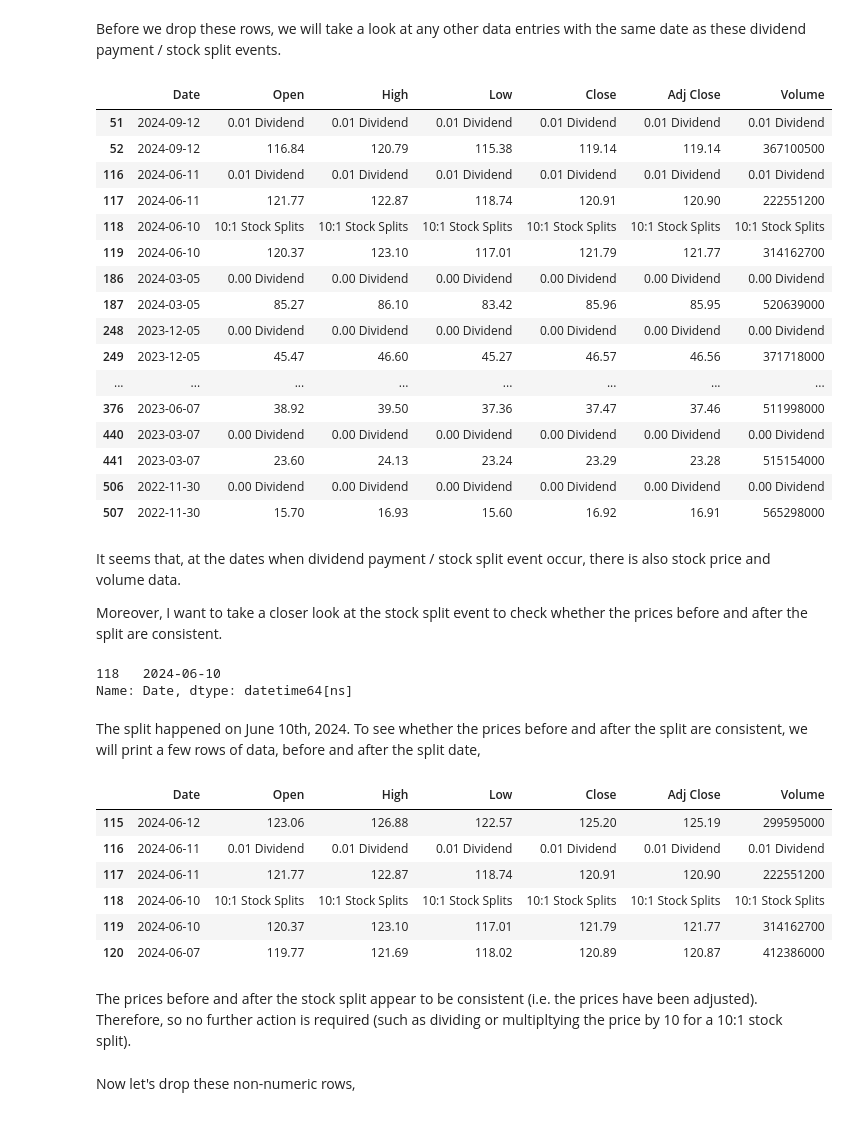
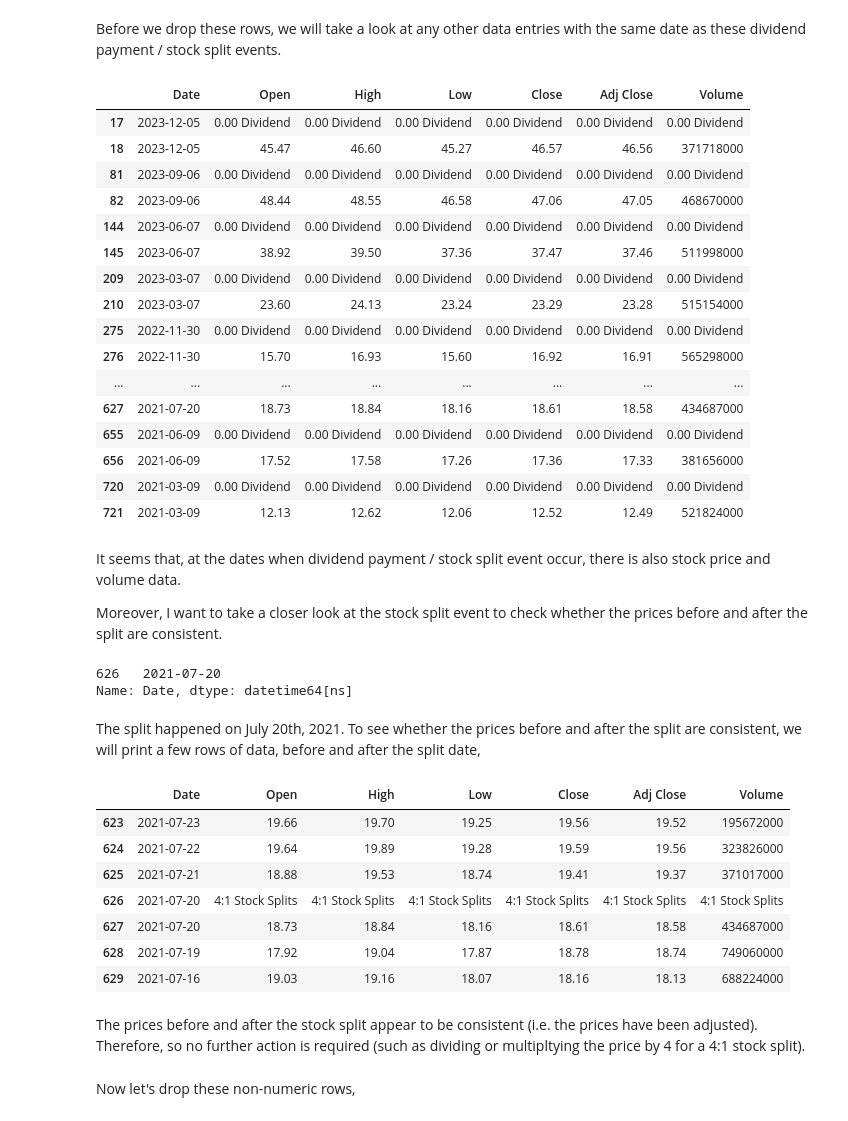
Before and after one commit to GeorgiusBE/Mining_Game, a Jupyter notebook: Part_2_Data_Analytics.ipynb, the cells around one changed output. Drawn from its saved outputs; the diff is of its cells as text; code cells hidden in the pictures.

Commit message:
Change dataset - Changed dataset into using NVDA stock data from 1 Jan 2021 to 31 Dec 2023.

```diff
--- a/Part_2_Data_Analytics.ipynb
+++ b/Part_2_Data_Analytics.ipynb
@@ -18,3 +18,7 @@ r = requests.get(url, headers={'User-Agent':'Mozilla/5.0'})
+# %%
+# scrape stock data
+url = 'https://finance.yahoo.com/quote/NVDA/history/?period1=1609459200&period2=1703980800'
+r = requests.get(url, headers={'User-Agent':'Mozilla/5.0'})
 # %%
 # covert html table into dataframe
 read_html_pandas_data = pd.read_html(r.text)[0]
@@ -156,22 +164,22 @@ filetered_df = df.where(df['Date'].isin(date_non_numeric)).dropna()
 display(filetered_df)
 # %% [output]
 |  | Date | Open | High | Low | Close | Adj Close | Volume |
-| 51 | 2024-09-12 | 0.01 Dividend | 0.01 Dividend | 0.01 Dividend | 0.01 Dividend | 0.01 Dividend | 0.01 Dividend |
-| 52 | 2024-09-12 | 116.84 | 120.79 | 115.38 | 119.14 | 119.14 | 367100500 |
-| 116 | 2024-06-11 | 0.01 Dividend | 0.01 Dividend | 0.01 Dividend | 0.01 Dividend | 0.01 Dividend | 0.01 Dividend |
-| 117 | 2024-06-11 | 121.77 | 122.87 | 118.74 | 120.91 | 120.90 | 222551200 |
-| 118 | 2024-06-10 | 10:1 Stock Splits | 10:1 Stock Splits | 10:1 Stock Splits | 10:1 Stock Splits | 10:1 Stock Splits | 10:1 Stock Splits |
-| 119 | 2024-06-10 | 120.37 | 123.10 | 117.01 | 121.79 | 121.77 | 314162700 |
-| 186 | 2024-03-05 | 0.00 Dividend | 0.00 Dividend | 0.00 Dividend | 0.00 Dividend | 0.00 Dividend | 0.00 Dividend |
-| 187 | 2024-03-05 | 85.27 | 86.10 | 83.42 | 85.96 | 85.95 | 520639000 |
-| 248 | 2023-12-05 | 0.00 Dividend | 0.00 Dividend | 0.00 Dividend | 0.00 Dividend | 0.00 Dividend | 0.00 Dividend |
-| 249 | 2023-12-05 | 45.47 | 46.60 | 45.27 | 46.57 | 46.56 | 371718000 |
+| 17 | 2023-12-05 | 0.00 Dividend | 0.00 Dividend | 0.00 Dividend | 0.00 Dividend | 0.00 Dividend | 0.00 Dividend |
+| 18 | 2023-12-05 | 45.47 | 46.60 | 45.27 | 46.57 | 46.56 | 371718000 |
+| 81 | 2023-09-06 | 0.00 Dividend | 0.00 Dividend | 0.00 Dividend | 0.00 Dividend | 0.00 Dividend | 0.00 Dividend |
+| 82 | 2023-09-06 | 48.44 | 48.55 | 46.58 | 47.06 | 47.05 | 468670000 |
+| 144 | 2023-06-07 | 0.00 Dividend | 0.00 Dividend | 0.00 Dividend | 0.00 Dividend | 0.00 Dividend | 0.00 Dividend |
+| 145 | 2023-06-07 | 38.92 | 39.50 | 37.36 | 37.47 | 37.46 | 511998000 |
+| 209 | 2023-03-07 | 0.00 Dividend | 0.00 Dividend | 0.00 Dividend | 0.00 Dividend | 0.00 Dividend | 0.00 Dividend |
+| 210 | 2023-03-07 | 23.60 | 24.13 | 23.24 | 23.29 | 23.28 | 515154000 |
+| 275 | 2022-11-30 | 0.00 Dividend | 0.00 Dividend | 0.00 Dividend | 0.00 Dividend | 0.00 Dividend | 0.00 Dividend |
+| 276 | 2022-11-30 | 15.70 | 16.93 | 15.60 | 16.92 | 16.91 | 565298000 |
 | ... | ... | ... | ... | ... | ... | ... | ... |
-| 376 | 2023-06-07 | 38.92 | 39.50 | 37.36 | 37.47 | 37.46 | 511998000 |
-| 440 | 2023-03-07 | 0.00 Dividend | 0.00 Dividend | 0.00 Dividend | 0.00 Dividend | 0.00 Dividend | 0.00 Dividend |
-| 441 | 2023-03-07 | 23.60 | 24.13 | 23.24 | 23.29 | 23.28 | 515154000 |
-| 506 | 2022-11-30 | 0.00 Dividend | 0.00 Dividend | 0.00 Dividend | 0.00 Dividend | 0.00 Dividend | 0.00 Dividend |
-| 507 | 2022-11-30 | 15.70 | 16.93 | 15.60 | 16.92 | 16.91 | 565298000 |
+| 627 | 2021-07-20 | 18.73 | 18.84 | 18.16 | 18.61 | 18.58 | 434687000 |
+| 655 | 2021-06-09 | 0.00 Dividend | 0.00 Dividend | 0.00 Dividend | 0.00 Dividend | 0.00 Dividend | 0.00 Dividend |
+| 656 | 2021-06-09 | 17.52 | 17.58 | 17.26 | 17.36 | 17.33 | 381656000 |
+| 720 | 2021-03-09 | 0.00 Dividend | 0.00 Dividend | 0.00 Dividend | 0.00 Dividend | 0.00 Dividend | 0.00 Dividend |
+| 721 | 2021-03-09 | 12.13 | 12.62 | 12.06 | 12.52 | 12.49 | 521824000 |
 # %% [markdown]
 It seems that, at the dates when dividend payment / stock split event occur, there is also stock price and volume data.
 
@@ -182,26 +190,27 @@ bool_split = df['Open'].str.contains('Stock Splits')
 date_split = df[bool_split]['Date']
 date_split
 # %% [output]
-118   2024-06-10
+626   2021-07-20
 Name: Date, dtype: datetime64[ns]
 # %% [markdown]
-The split happened on June 10th, 2024. To see whether the prices before and after the split are consistent, we will print a few rows of data, before and after the split date,
+The split happened on July 20th, 2021. To see whether the prices before and after the split are consistent, we will print a few rows of data, before and after the split date,
 # %%
 # index of the stock split date
 idx_split = date_split.index[0]
 
 # print a few rows before and after the split
-df.iloc[idx_split-3 : idx_split+3, :]
+df.iloc[idx_split-3 : idx_split+4, :]
 # %% [output]
 |  | Date | Open | High | Low | Close | Adj Close | Volume |
-| 115 | 2024-06-12 | 123.06 | 126.88 | 122.57 | 125.20 | 125.19 | 299595000 |
-| 116 | 2024-06-11 | 0.01 Dividend | 0.01 Dividend | 0.01 Dividend | 0.01 Dividend | 0.01 Dividend | 0.01 Dividend |
-| 117 | 2024-06-11 | 121.77 | 122.87 | 118.74 | 120.91 | 120.90 | 222551200 |
-| 118 | 2024-06-10 | 10:1 Stock Splits | 10:1 Stock Splits | 10:1 Stock Splits | 10:1 Stock Splits | 10:1 Stock Splits | 10:1 Stock Splits |
-| 119 | 2024-06-10 | 120.37 | 123.10 | 117.01 | 121.79 | 121.77 | 314162700 |
-| 120 | 2024-06-07 | 119.77 | 121.69 | 118.02 | 120.89 | 120.87 | 412386000 |
+| 623 | 2021-07-23 | 19.66 | 19.70 | 19.25 | 19.56 | 19.52 | 195672000 |
+| 624 | 2021-07-22 | 19.64 | 19.89 | 19.28 | 19.59 | 19.56 | 323826000 |
+| 625 | 2021-07-21 | 18.88 | 19.53 | 18.74 | 19.41 | 19.37 | 371017000 |
+| 626 | 2021-07-20 | 4:1 Stock Splits | 4:1 Stock Splits | 4:1 Stock Splits | 4:1 Stock Splits | 4:1 Stock Splits | 4:1 Stock Splits |
+| 627 | 2021-07-20 | 18.73 | 18.84 | 18.16 | 18.61 | 18.58 | 434687000 |
+| 628 | 2021-07-19 | 17.92 | 19.04 | 17.87 | 18.78 | 18.74 | 749060000 |
+| 629 | 2021-07-16 | 19.03 | 19.16 | 18.07 | 18.16 | 18.13 | 688224000 |
 # %% [markdown]
-The prices before and after the stock split appear to be consistent (i.e. the prices have been adjusted). Therefore, so no further action is required (such as dividing or multipltying the price by 10 for a 10:1 stock split).
+The prices before and after the stock split appear to be consistent (i.e. the prices have been adjusted). Therefore, so no further action is required (such as dividing or multipltying the price by 4 for a 4:1 stock split).
 # %% [markdown]
 Now let's drop these non-numeric rows,
 # %%
```
Also changed, not shown: parts of 32 cells of this notebook, 1 other file.
